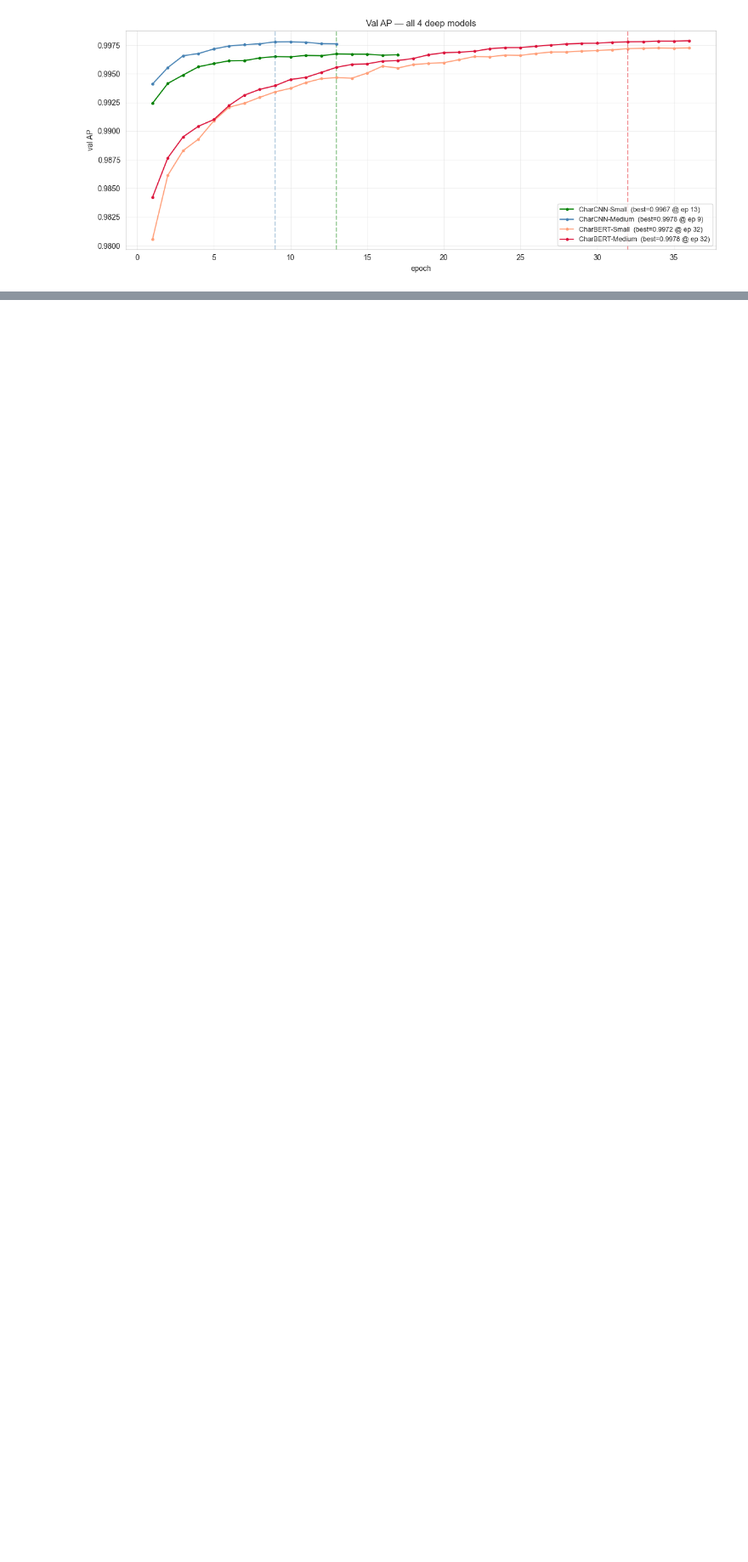
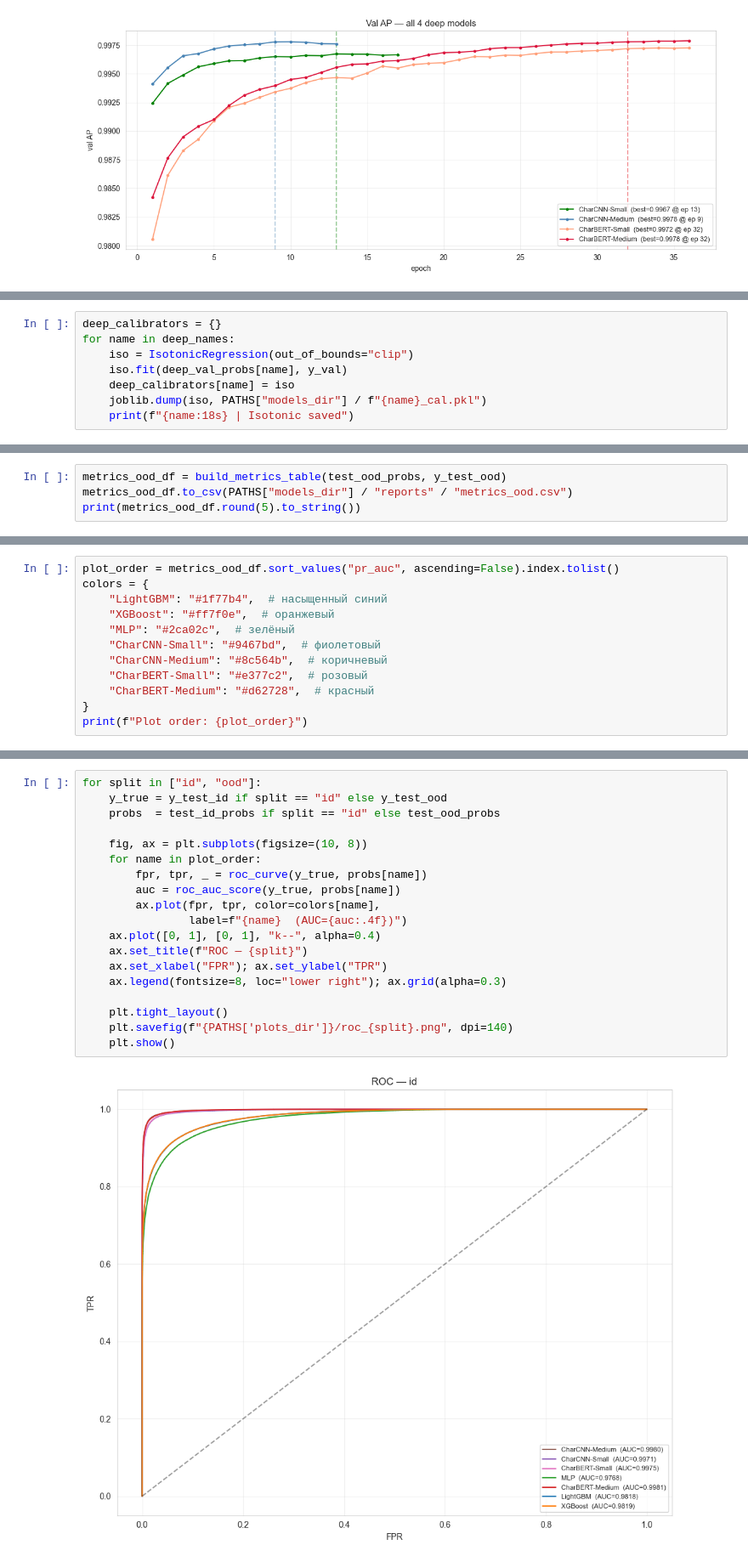
Before and after one commit to neygenius/Ld-DGAd-classificator, a Jupyter notebook: e2e_models.ipynb, the cells around one changed output, grey strips where cells are left out. Shown at 85% size. Drawn from its saved outputs; the diff is of its cells as text; blank space fills up the shorter version.

```diff
--- a/e2e_models.ipynb
+++ b/e2e_models.ipynb
@@ -1188,0 +1244,8 @@ plt.show()
+# %%
+deep_calibrators = {}
+for name in deep_names:
+    iso = IsotonicRegression(out_of_bounds="clip")
+    iso.fit(deep_val_probs[name], y_val)
+    deep_calibrators[name] = iso
+    joblib.dump(iso, PATHS["models_dir"] / f"{name}_cal.pkl")
+    print(f"{name:18s} | Isotonic saved")
@@ -1188,0 +1300,4 @@ plt.show()
+# %%
+metrics_ood_df = build_metrics_table(test_ood_probs, y_test_ood)
+metrics_ood_df.to_csv(PATHS["models_dir"] / "reports" / "metrics_ood.csv")
+print(metrics_ood_df.round(5).to_string())
@@ -1188,0 +1446,12 @@ plt.show()
+# %%
+plot_order = metrics_ood_df.sort_values("pr_auc", ascending=False).index.tolist()
+colors = {
+    "LightGBM": "#1f77b4",  # насыщенный синий
+    "XGBoost": "#ff7f0e",  # оранжевый
+    "MLP": "#2ca02c",  # зелёный
+    "CharCNN-Small": "#9467bd",  # фиолетовый
+    "CharCNN-Medium": "#8c564b",  # коричневый
+    "CharBERT-Small": "#e377c2",  # розовый
+    "CharBERT-Medium": "#d62728",  # красный
+}
+print(f"Plot order: {plot_order}")
@@ -1188,0 +1460,21 @@ plt.show()
+# %%
+for split in ["id", "ood"]:
+    y_true = y_test_id if split == "id" else y_test_ood
+    probs  = test_id_probs if split == "id" else test_ood_probs
+
+    fig, ax = plt.subplots(figsize=(10, 8))
+    for name in plot_order:
+        fpr, tpr, _ = roc_curve(y_true, probs[name])
+        auc = roc_auc_score(y_true, probs[name])
+        ax.plot(fpr, tpr, color=colors[name],
+                label=f"{name}  (AUC={auc:.4f})")
+    ax.plot([0, 1], [0, 1], "k--", alpha=0.4)
+    ax.set_title(f"ROC — {split}")
+    ax.set_xlabel("FPR"); ax.set_ylabel("TPR")
+    ax.legend(fontsize=8, loc="lower right"); ax.grid(alpha=0.3)
+
+    plt.tight_layout()
+    plt.savefig(f"{PATHS['plots_dir']}/roc_{split}.png", dpi=140)
+    plt.show()
+# %% [output]
+[figure, added]
```
Also changed, not shown: parts of 73 cells of this notebook.
